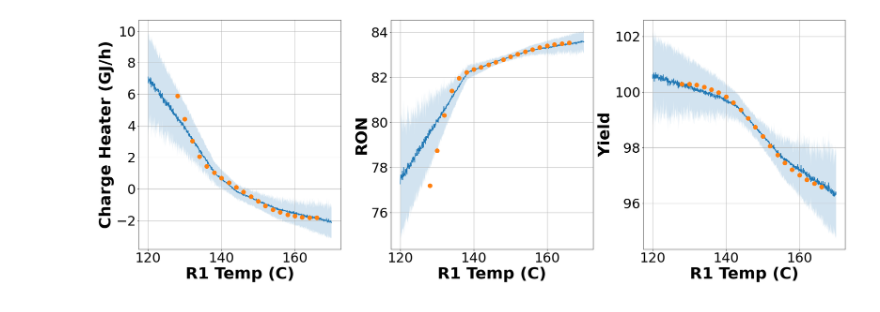
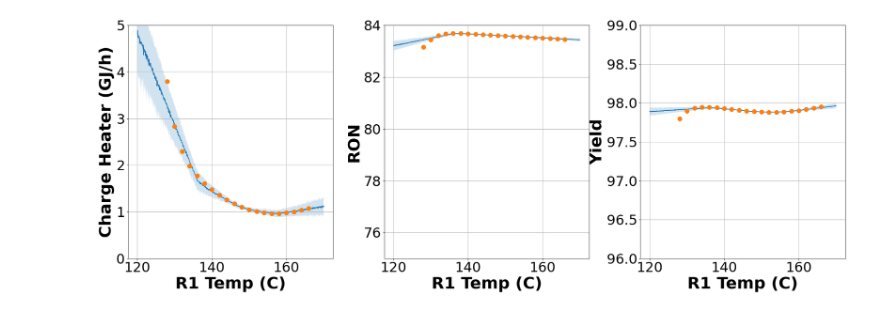
Before and after one commit to KISRDevelopment/iso-exploration, a Jupyter notebook: plot_nn_uncertainty.ipynb, the cells around one changed output. Saved outputs shown, nothing was run; the diff lists cells and outputs as text; code cells hidden in the pictures.

```diff
--- a/plot_nn_uncertainty.ipynb
+++ b/plot_nn_uncertainty.ipynb
@@ -9,7 +10,7 @@ model_cfg = {
     "n_epochs" : 500,
     "verbose" : False,
     "n_input" : 4,
-    "n_hidden" : 10,
+    "n_hidden" : 20,
     "n_output" : 3,
     "hidden_activation" : "relu",
     "stochastic" : True,
@@ -19,15 +20,15 @@ model_cfg = {
 }
 
 # load data
-df = pd.read_csv('iso.csv')
-#df = df[df['r1_charge_heater'] >= 0]
+df = pd.read_csv('r490.csv')
+df = df[df['r1_charge_heater'] >= 0]
 
 X = np.array(df[['r1_temp', 'r2_temp', 'r1_pressure', 'r2_pressure']])
 Y = np.array(df[['r1_charge_heater', 'process_ron', 'process_yield']])
 
 model = nn.FeedforwardNN(model_cfg)
 # %%
-ix = (X[:,1] == 128) & (X[:,2] == 50) & (X[:,3] == 50)
+ix = (X[:,1] == 136) & (X[:,2] == 50) & (X[:,3] == 50)
 Xtrain = X[ix,:]
 Ytrain = Y[ix,:]
 # %%
@@ -37,5 +36,5 @@ model.train(Xtrain, Ytrain)
 # %%
-Xstar = np.array([ [r1t, 128, 50, 50] for r1t in np.linspace(120, 170, 1000)])
+Xstar = np.array([ [r1t, 136, 50, 50] for r1t in np.linspace(120, 170, 1000)])
 preds = model.predict(Xstar, model_cfg['n_samples'])
 # %%
 import scipy.stats as stats
@@ -54,32 +53,36 @@ ax.fill_between(r1temps, a[:,0]/1e6, b[:,0]/1e6, alpha=0.2)
 ax.plot(Xtrain[:, 0], Ytrain[:,0] / 1e6, 'o', markersize=10)
 ax.tick_params(axis='x', labelsize=32)
 ax.tick_params(axis='y', labelsize=32)
 ax.set_xlabel('R1 Temp (C)', fontsize=38, fontweight='bold')
 ax.set_ylabel('Charge Heater (GJ/h)', fontsize=38, fontweight='bold')
 ax.grid(True)
+ax.set_ylim([0, 5])
 
 ax = axes[1]
 ax.plot(r1temps, mu[:, 1], '-')
 ax.fill_between(r1temps, a[:,1], b[:,1], alpha=0.2)
 ax.plot(Xtrain[:, 0], Ytrain[:,1], 'o', markersize=10)
 ax.tick_params(axis='x', labelsize=32)
 ax.tick_params(axis='y', labelsize=32)
 ax.set_xlabel('R1 Temp (C)', fontsize=38, fontweight='bold')
 ax.set_ylabel('RON', fontsize=38, fontweight='bold')
 ax.grid(True)
+ax.set_ylim([75, 84])
+
 
 ax = axes[2]
 ax.plot(r1temps, mu[:, 2], '-')
 ax.fill_between(r1temps, a[:,2], b[:,2], alpha=0.2)
 ax.plot(Xtrain[:, 0], Ytrain[:,2], 'o', markersize=10)
 ax.tick_params(axis='x', labelsize=32)
 ax.tick_params(axis='y', labelsize=32)
 ax.set_xlabel('R1 Temp (C)', fontsize=38, fontweight='bold')
 ax.set_ylabel('Yield', fontsize=38, fontweight='bold')
 ax.grid(True)
+ax.set_ylim([96, 99])
 
 plt.subplots_adjust(wspace=0.25)
 
-plt.savefig('tmp/fig9.tiff', bbox_inches='tight', transparent=True, pad_inches=0.05, dpi=300, pil_kwargs={"compression": "tiff_lzw"})
+#plt.savefig('tmp/fig9.tiff', bbox_inches='tight', transparent=True, pad_inches=0.05, dpi=300, pil_kwargs={"compression": "tiff_lzw"})
 # %% [output]
-[figure, old version]
+[figure, new version]
```
Also changed, not shown: parts of 6 cells of this notebook, 3 other files.
